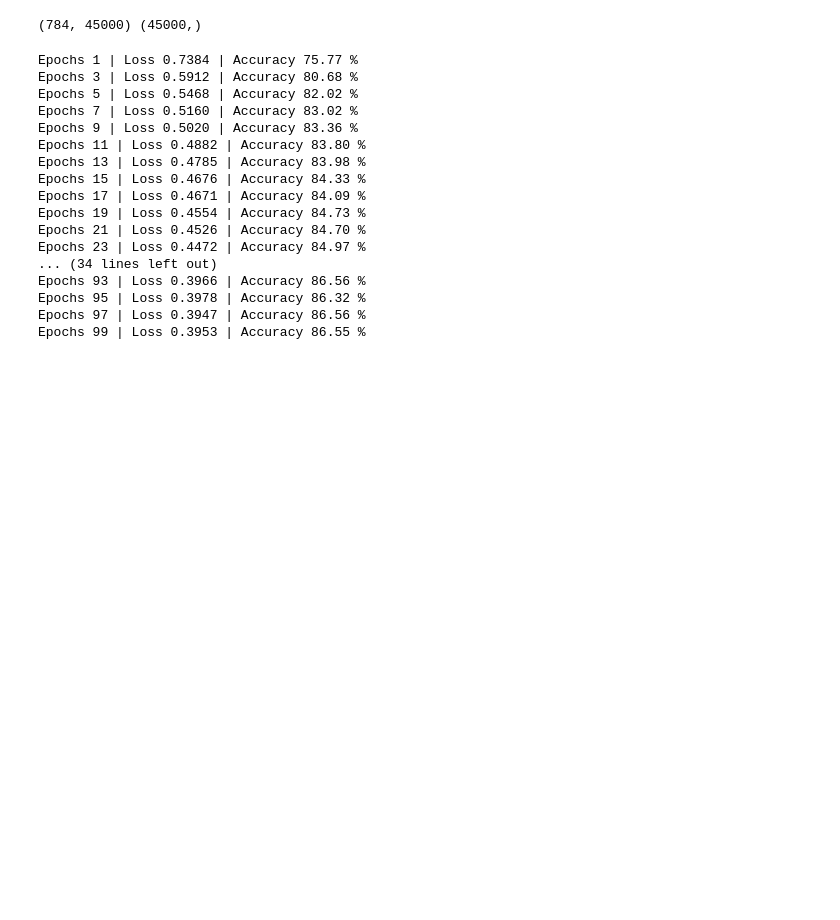
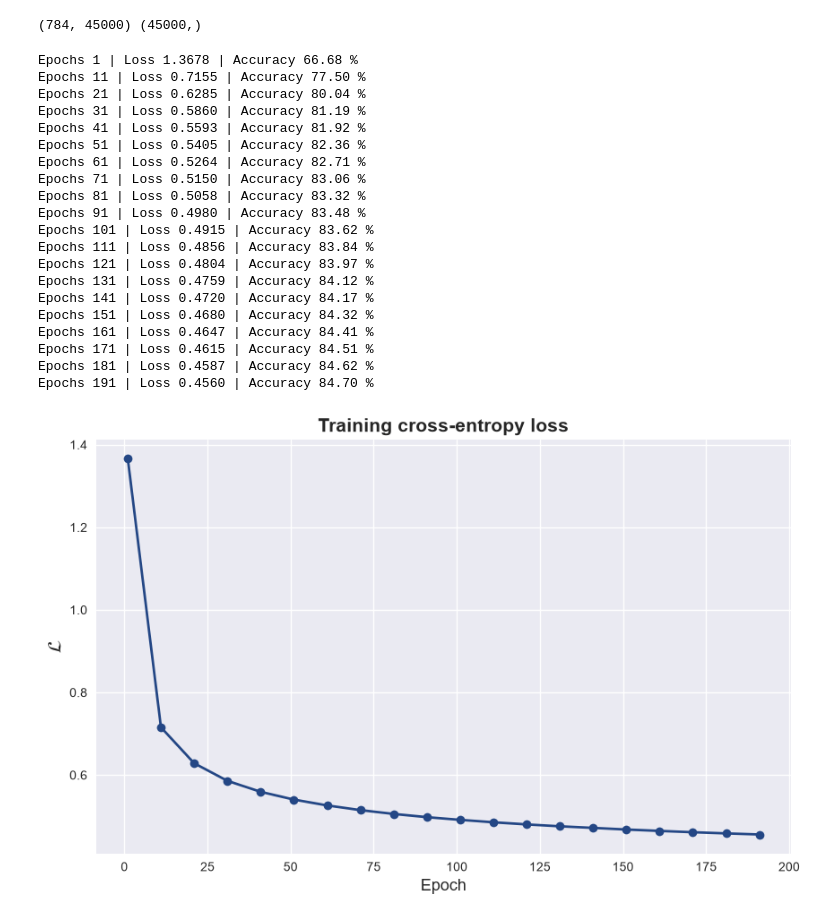
Before and after one commit to XanderFil19/classification_from_scratch, a Jupyter notebook: notebook3_fashion_mnist_clf.ipynb, the cells around one changed output. Cells and saved outputs as stored; diff of their text form; code cells hidden in the pictures; blank space fills up the shorter version.

```diff
--- a/notebook3_fashion_mnist_clf.ipynb
+++ b/notebook3_fashion_mnist_clf.ipynb
@@ -63,24 +61,28 @@ print(X_train.shape,y_train.shape)
 # %% [output]
 (784, 45000) (45000,)
 # %%
-clf = Classifier(lr=0.1 , epochs=100 , num_class=10 , lam=0, batch_size=512 )
+clf = Classifier(lr=0.01 , epochs=200 , num_class=10 , lam=0, batch_size=512 )
 # %%
-clf.fit(X_train,y_train)
+clf.fit(X_train,y_train,plot_metrics=True)
 # %% [output]
-Epochs 1 | Loss 0.7384 | Accuracy 75.77 %
-Epochs 3 | Loss 0.5912 | Accuracy 80.68 %
-Epochs 5 | Loss 0.5468 | Accuracy 82.02 %
-Epochs 7 | Loss 0.5160 | Accuracy 83.02 %
-Epochs 9 | Loss 0.5020 | Accuracy 83.36 %
-Epochs 11 | Loss 0.4882 | Accuracy 83.80 %
-Epochs 13 | Loss 0.4785 | Accuracy 83.98 %
-Epochs 15 | Loss 0.4676 | Accuracy 84.33 %
-Epochs 17 | Loss 0.4671 | Accuracy 84.09 %
-Epochs 19 | Loss 0.4554 | Accuracy 84.73 %
-Epochs 21 | Loss 0.4526 | Accuracy 84.70 %
-Epochs 23 | Loss 0.4472 | Accuracy 84.97 %
-... (34 lines left out)
-Epochs 93 | Loss 0.3966 | Accuracy 86.56 %
-Epochs 95 | Loss 0.3978 | Accuracy 86.32 %
-Epochs 97 | Loss 0.3947 | Accuracy 86.56 %
-Epochs 99 | Loss 0.3953 | Accuracy 86.55 %
+Epochs 1 | Loss 1.3678 | Accuracy 66.68 %
+Epochs 11 | Loss 0.7155 | Accuracy 77.50 %
+Epochs 21 | Loss 0.6285 | Accuracy 80.04 %
+Epochs 31 | Loss 0.5860 | Accuracy 81.19 %
+Epochs 41 | Loss 0.5593 | Accuracy 81.92 %
+Epochs 51 | Loss 0.5405 | Accuracy 82.36 %
+Epochs 61 | Loss 0.5264 | Accuracy 82.71 %
+Epochs 71 | Loss 0.5150 | Accuracy 83.06 %
+Epochs 81 | Loss 0.5058 | Accuracy 83.32 %
+Epochs 91 | Loss 0.4980 | Accuracy 83.48 %
+Epochs 101 | Loss 0.4915 | Accuracy 83.62 %
+Epochs 111 | Loss 0.4856 | Accuracy 83.84 %
+Epochs 121 | Loss 0.4804 | Accuracy 83.97 %
+Epochs 131 | Loss 0.4759 | Accuracy 84.12 %
+Epochs 141 | Loss 0.4720 | Accuracy 84.17 %
+Epochs 151 | Loss 0.4680 | Accuracy 84.32 %
+Epochs 161 | Loss 0.4647 | Accuracy 84.41 %
+Epochs 171 | Loss 0.4615 | Accuracy 84.51 %
+Epochs 181 | Loss 0.4587 | Accuracy 84.62 %
+Epochs 191 | Loss 0.4560 | Accuracy 84.70 %
+[figure, added]
```
Also changed, not shown: parts of 3 cells of this notebook, 3 other files.
